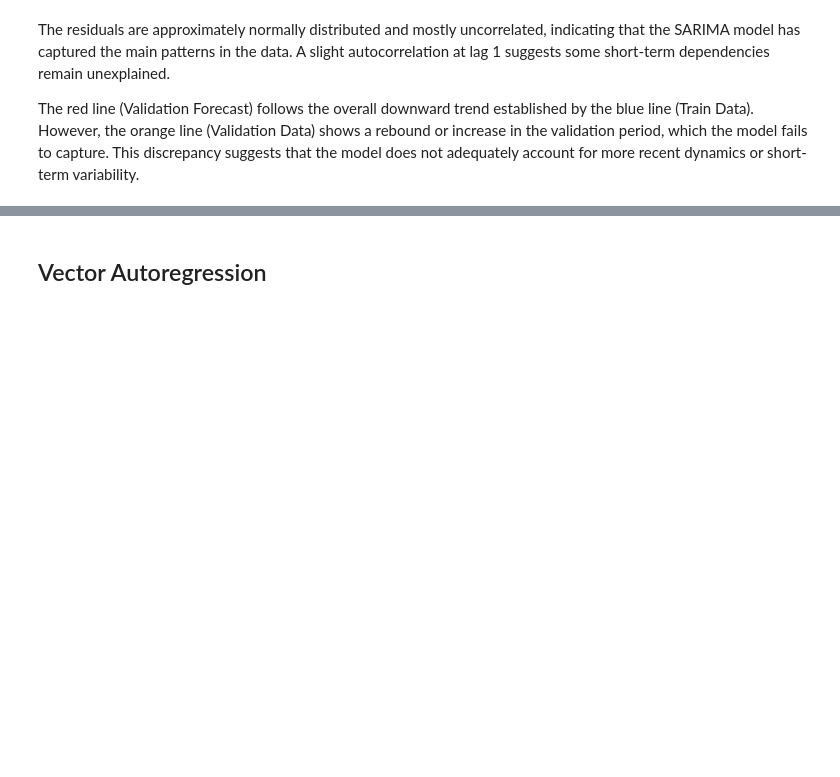
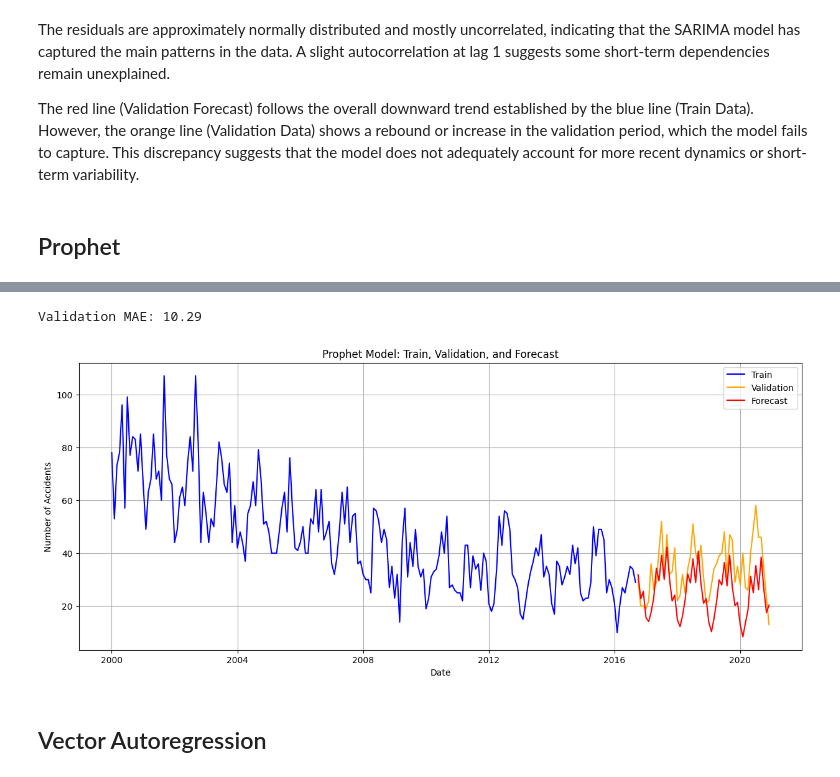
Before and after one commit to RainTreeCrow/DPS-AI-Challenge, a Jupyter notebook: AI_Model.ipynb, the cells around one changed output, grey strips where cells are left out. Saved outputs shown, nothing was run; the diff lists cells and outputs as text; code cells hidden in the pictures; blank space fills up the shorter version.

Commit message:
Prophet

```diff
--- a/AI_Model.ipynb
+++ b/AI_Model.ipynb
@@ -310,3 +330,59 @@ plt.show()
 The residuals are approximately normally distributed and mostly uncorrelated, indicating that the SARIMA model has captured the main patterns in the data. A slight autocorrelation at lag 1 suggests some short-term dependencies remain unexplained.
 
 The red line (Validation Forecast) follows the overall downward trend established by the blue line (Train Data). However, the orange line (Validation Data) shows a rebound or increase in the validation period, which the model fails to capture. This discrepancy suggests that the model does not adequately account for more recent dynamics or short-term variability.
+# %% [markdown]
+## Prophet
+# %%
+from prophet import Prophet
+
+# Prepare data for the single category
+data_alkohol = train_data[train_data['Category'] == 'Alkoholunfälle'][['Date', 'Value']]
+data_alkohol = data_alkohol.rename(columns={'Date': 'ds', 'Value': 'y'})
+data_alkohol.set_index('ds', inplace=True)
+data_alkohol = data_alkohol.sort_index()
+data_alkohol = data_alkohol.reset_index()
+
+# Split data into train and validation
+train_size = int(len(data_alkohol) * 0.8)  # 80% for training
+train = data_alkohol.iloc[:train_size]
+validation = data_alkohol.iloc[train_size:]
+
+# Initialize Prophet model
+model = Prophet()
+
+# Fit the model
+model.fit(train)
+
+# Create a dataframe for validation dates
+future = pd.DataFrame({'ds': validation['ds']})
+
+# Predict for validation dates
+forecast = model.predict(future)
+
+# Extract predicted and actual values
+y_true = validation['y'].values
+y_pred = forecast['yhat'].values
+
+# Calculate evaluation metrics
+mae = mean_absolute_error(y_true, y_pred)
+print(f"Validation MAE: {mae:.2f}")
+
+plt.figure(figsize=(15, 6))
+
+# Plot training data
+plt.plot(train['ds'], train['y'], label='Train', color='blue')
+
+# Plot validation data
+plt.plot(validation['ds'], validation['y'], label='Validation', color='orange')
+
+# Plot forecasted values for validation
+plt.plot(forecast['ds'], forecast['yhat'], label='Forecast', color='red')
+
+# Add labels and legend
+plt.title('Prophet Model: Train, Validation, and Forecast')
+plt.xlabel('Date')
+plt.ylabel('Number of Accidents')
+plt.legend()
+plt.grid(True)
+plt.show()
+# %% [output]
@@ -313,3 +391,5 @@ The red line (Validation Forecast) follows the overall downward trend establishe
+Validation MAE: 10.29
+[figure, added]
 # %% [markdown]
 ## Vector Autoregression
 # %%
```
Also changed, not shown: parts of 10 cells of this notebook.
